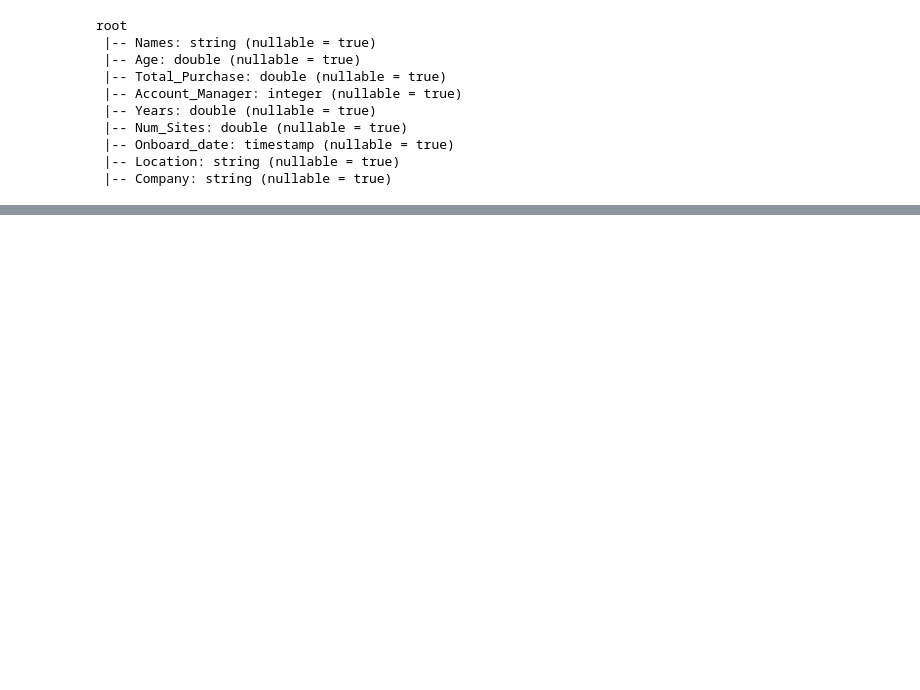
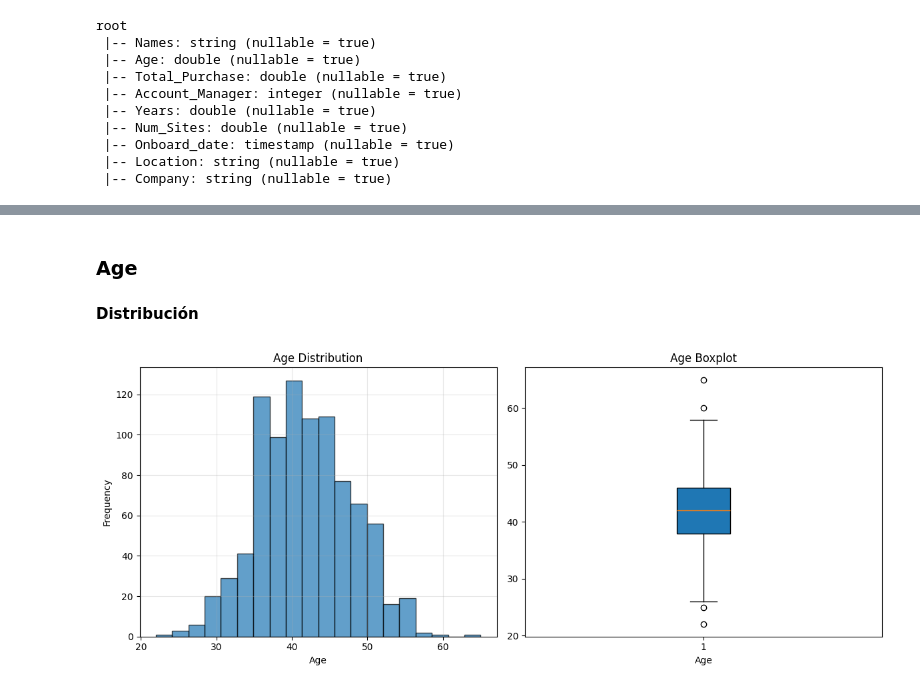
Before and after one commit to Its-Japo/DataScience, a Jupyter notebook: Lab11/Lab11.ipynb, the cells around one changed output, grey strips where cells are left out. Drawn from its saved outputs; the diff is of its cells as text; code cells hidden in the pictures; blank space fills up the shorter version.

```diff
--- a/Lab11/Lab11.ipynb
+++ b/Lab11/Lab11.ipynb
@@ -39,11 +35,8 @@ Versión de Spark: 4.0.1
 # %%
-abandono_path = "abandono_clientes.csv"
-nuevos_path = "clientes_nuevos.csv"
+df = spark.read.csv("data/abandono_clientes.csv", header=True, inferSchema=True)
+df_nuevos = spark.read.csv("data/clientes_nuevos.csv", header=True, inferSchema=True)
 
-df_abandono = spark.read.csv(abandono_path, header=True, inferSchema=True)
-df_nuevos = spark.read.csv(nuevos_path, header=True, inferSchema=True)
-
-print(f"Dataset 'abandono_clientes' cargado: {df_abandono.count()} filas")
+print(f"Dataset 'abandono_clientes' cargado: {df.count()} filas")
 print(f"Dataset 'clientes_nuevos' cargado: {df_nuevos.count()} filas")
 # %% [output]
 Dataset 'abandono_clientes' cargado: 900 filas
@@ -532,0 +118,5 @@ Los datos están listos para:
+# %%
+# Remover columna de Names
+df = df.drop("Names")
+
+df_nuevos = df_nuevos.drop("Names")
@@ -532,0 +289,3 @@ Los datos están listos para:
+# %%
+df = df.drop("Location")
+df.printSchema()
@@ -532,0 +319,7 @@ Los datos están listos para:
+# %%
+from pyspark.sql.functions import year, col
+
+df = df.withColumn("Onboard_Year", year(col("Onboard_date")))
+df = df.drop("Onboard_date")
+
+df.printSchema()
@@ -532,0 +359,27 @@ Los datos están listos para:
+# %% [markdown]
+### Age
+# %% [markdown]
+**Distribución**
+# %%
+import matplotlib.pyplot as plt
+
+ages = df.select("Age").rdd.flatMap(lambda x: x).collect()
+
+fig, axes = plt.subplots(1, 2, figsize=(12,5))
+
+# Histogram
+axes[0].hist(ages, bins=20, edgecolor='black', alpha=0.7)
+axes[0].set_title("Age Distribution")
+axes[0].set_xlabel("Age")
+axes[0].set_ylabel("Frequency")
+axes[0].grid(alpha=0.3)
+
+# Boxplot
+axes[1].boxplot(ages, vert=True, patch_artist=True)
+axes[1].set_title("Age Boxplot")
+axes[1].set_xlabel("Age")
+
+plt.tight_layout()
+plt.show()
+# %% [output]
+[figure, added]
```
Also changed, not shown: parts of 137 cells of this notebook, 1 other file.
